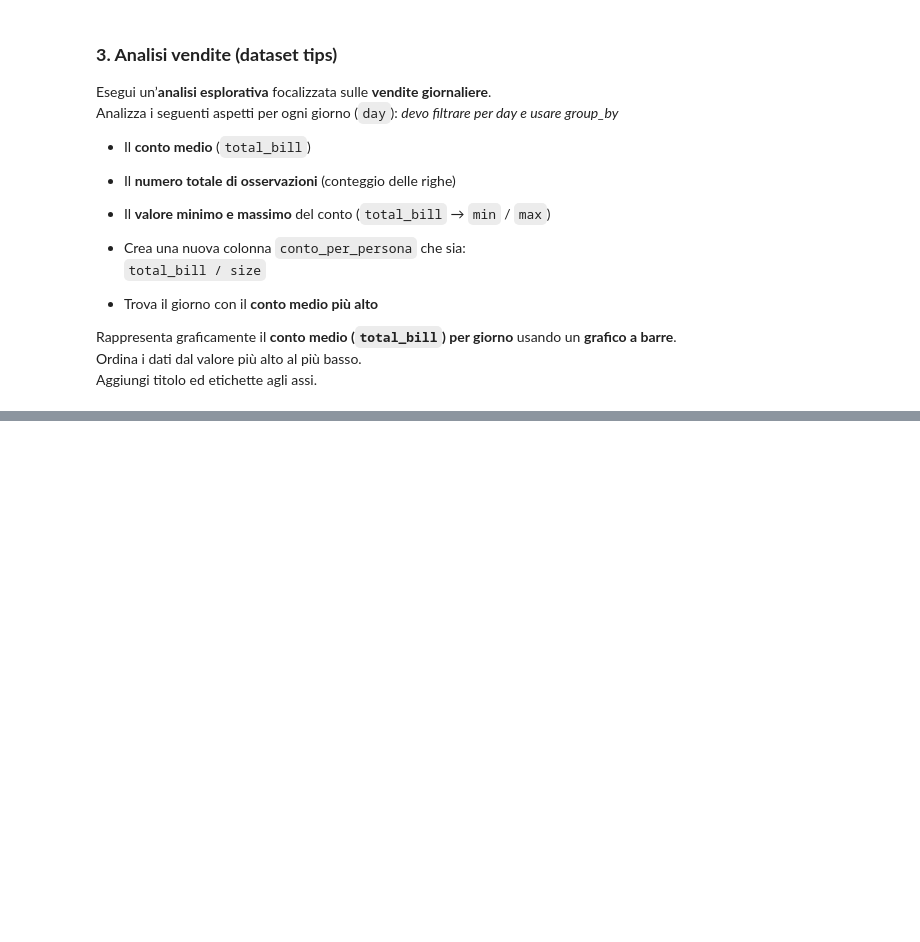
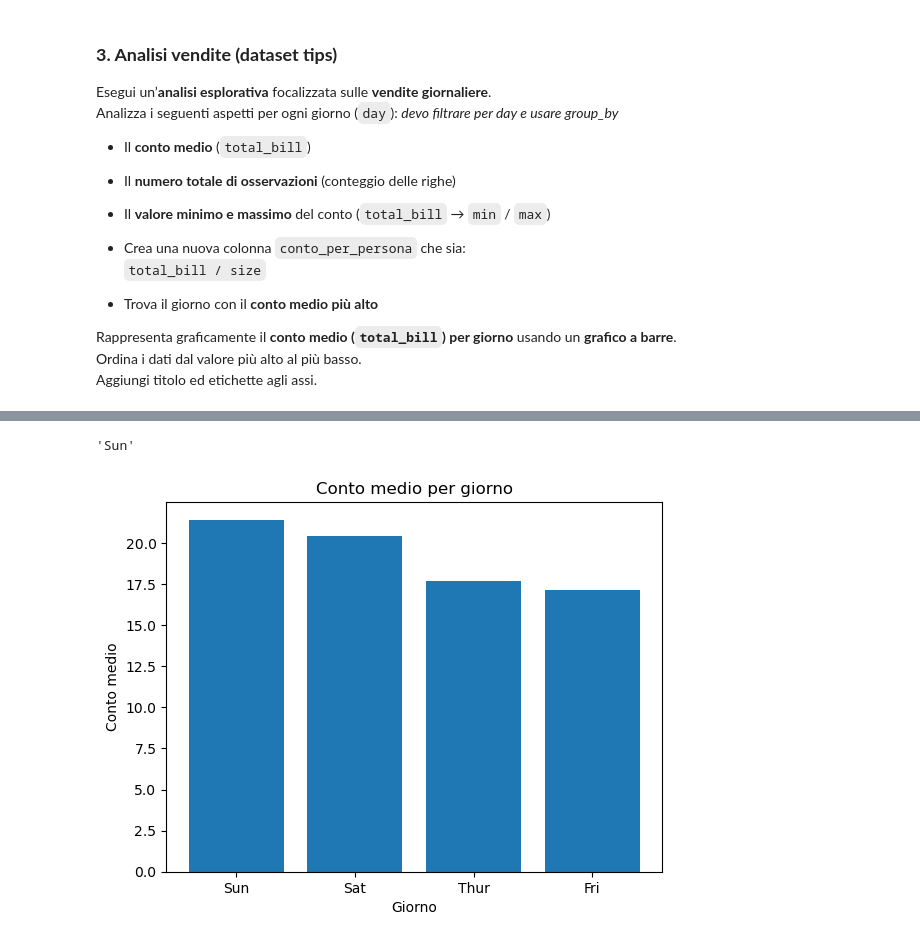
Before and after one commit to margheritaagiordani/ProgrammingLab, a Jupyter notebook: materiale_lezioni/Lezione3/3.5_Esercizi_lez_3.ipynb, the cells around one changed output, grey strips where cells are left out. Cells and saved outputs as stored; diff of their text form; code cells hidden in the pictures; blank space fills up the shorter version.

```diff
--- a/materiale_lezioni/Lezione3/3.5_Esercizi_lez_3.ipynb
+++ b/materiale_lezioni/Lezione3/3.5_Esercizi_lez_3.ipynb
@@ -201,0 +209,12 @@ df.head()
+# %%
+mean_total_bill_per_day = df.groupby('day')['total_bill'].mean()
+mean_total_bill_per_day
+
+n_obs = df.count()
+n_obs
+
+max_total_bill_per_day = df.groupby('day')['total_bill'].max()
+max_total_bill_per_day
+
+min_total_bill_per_day = df.groupby('day')['total_bill'].min()
+min_total_bill_per_day
@@ -201,0 +248,21 @@ df.head()
+# %%
+mean_total_bill_per_day.idxmax()
+# %% [output]
+'Sun'
+# %%
+import matplotlib.pyplot as plt
+
+mean_total_bill_per_day = mean_total_bill_per_day.sort_values(ascending=False)
+
+giorni = mean_total_bill_per_day.index
+valori = mean_total_bill_per_day.values
+
+plt.bar(giorni, valori)
+
+plt.title('conto medio per giorno')
+plt.xlabel('giorno')
+plt.ylabel('conto medio')
+
+plt.show()
+# %% [output]
+[figure, added]
```
Also changed, not shown: parts of 4 cells of this notebook.
